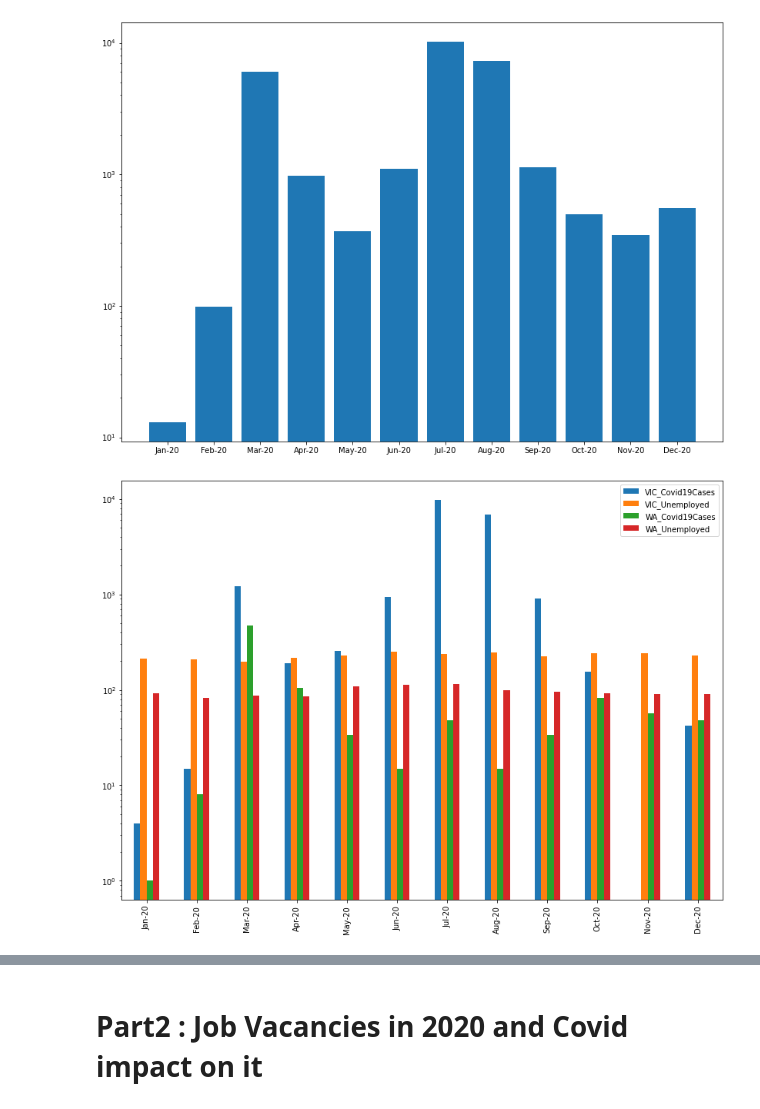
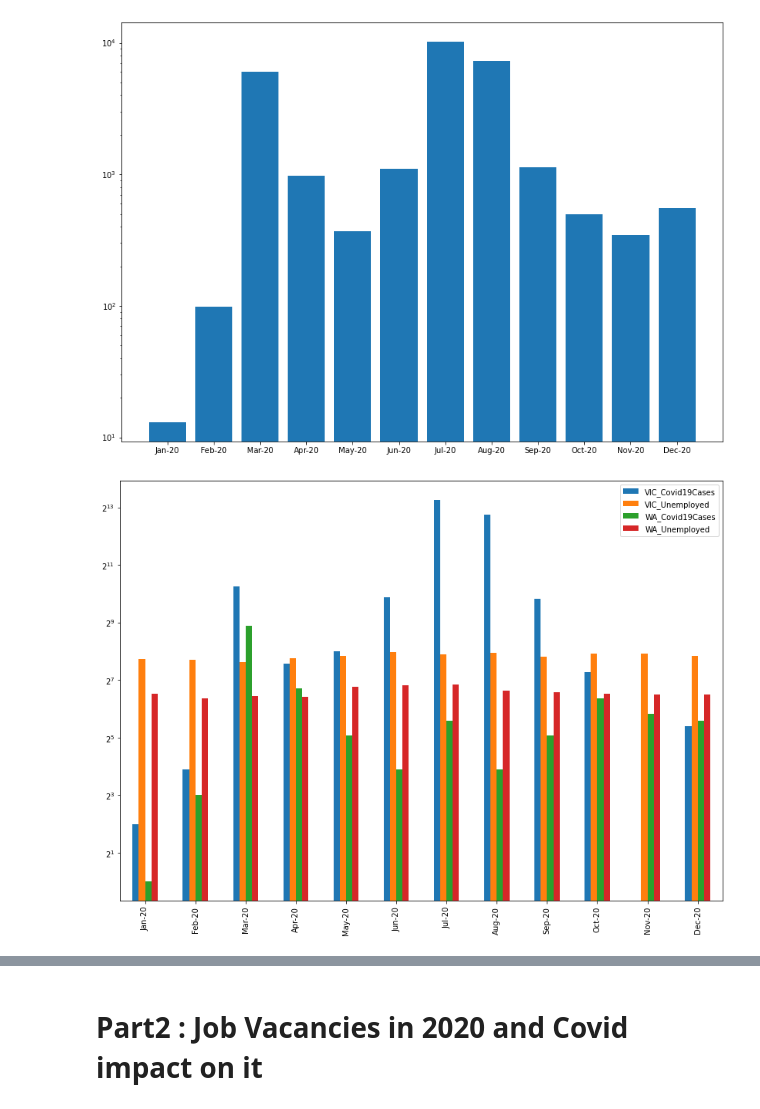
Before and after one commit to xsbaggages/Project_1, a Jupyter notebook: P1.ipynb, the cells around one changed output, grey strips where cells are left out. Cells and saved outputs as stored; diff of their text form; code cells hidden in the pictures.

```diff
--- a/P1.ipynb
+++ b/P1.ipynb
@@ -254,7 +254,7 @@ CovidUnemployment_df
 | Dec-20 | 1 | 9.0 | 373 | 270.3 | 20 | 6.7 | ... |
 # %%
 # CovidUnemployment for VIC
-VIC_CovidUnemployment = pd.DataFrame({
+VICWA_CovidUnemployment = pd.DataFrame({
     "VIC_Covid19Cases":CovidUnemployment_df["VIC_Covid19Cases"].astype(float),
     "VIC_Unemployed":CovidUnemployment_df["VIC_Unemployed"].astype(float),
     "WA_Covid19Cases":CovidUnemployment_df["WA_Covid19Cases"].astype(float),
@@ -262,7 +262,7 @@ VIC_CovidUnemployment = pd.DataFrame({
     },
     index=['Jan-20','Feb-20','Mar-20','Apr-20','May-20','Jun-20','Jul-20','Aug-20','Sep-20','Oct-20','Nov-20','Dec-20']
 )
-VIC_CovidUnemployment
+VICWA_CovidUnemployment
 # %% [output]
 |  | VIC_Covid19Cases | VIC_Unemployed | WA_Covid19Cases | WA_Unemployed |
 | Jan-20 | 4.0 | 211.4 | 1.0 | 92.1 |
@@ -312,8 +313,8 @@ plt.yscale('log')
 # %% [output]
 [figure]
 # %%
-VIC_CovidUnemployment.plot.bar(figsize=(14,10))
-plt.yscale('log')
+VICWA_CovidUnemployment.plot.bar(figsize=(14,10))
+plt.yscale('log', base=2)
 # %% [output]
-[figure, old version]
+[figure, new version]
 # %%
```
Also changed, not shown: parts of 9 cells of this notebook.
